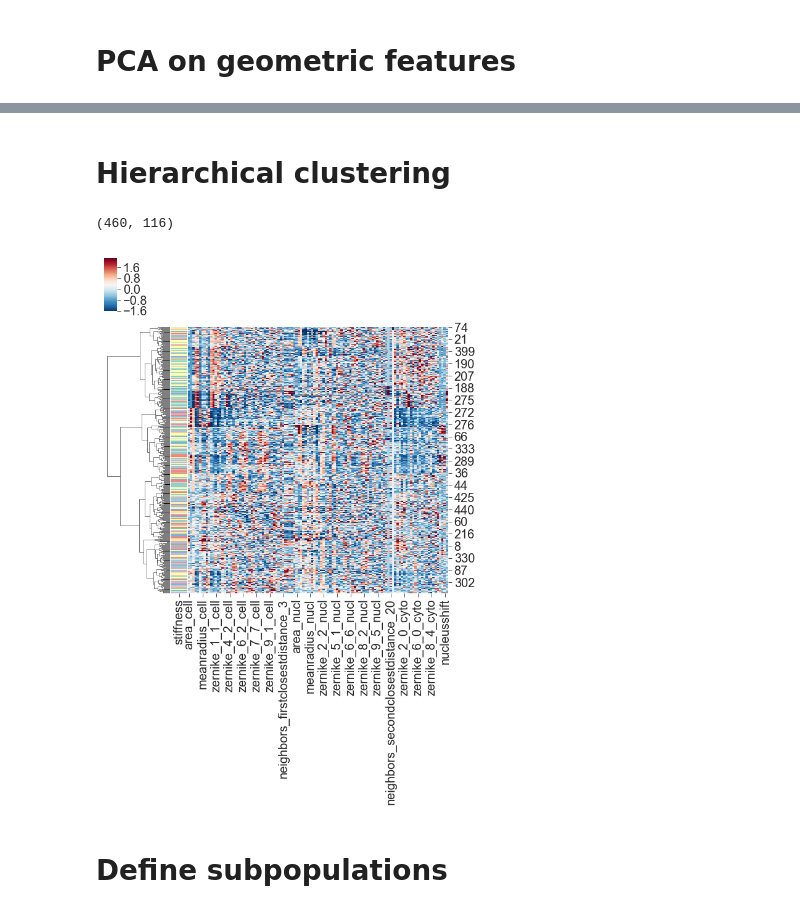
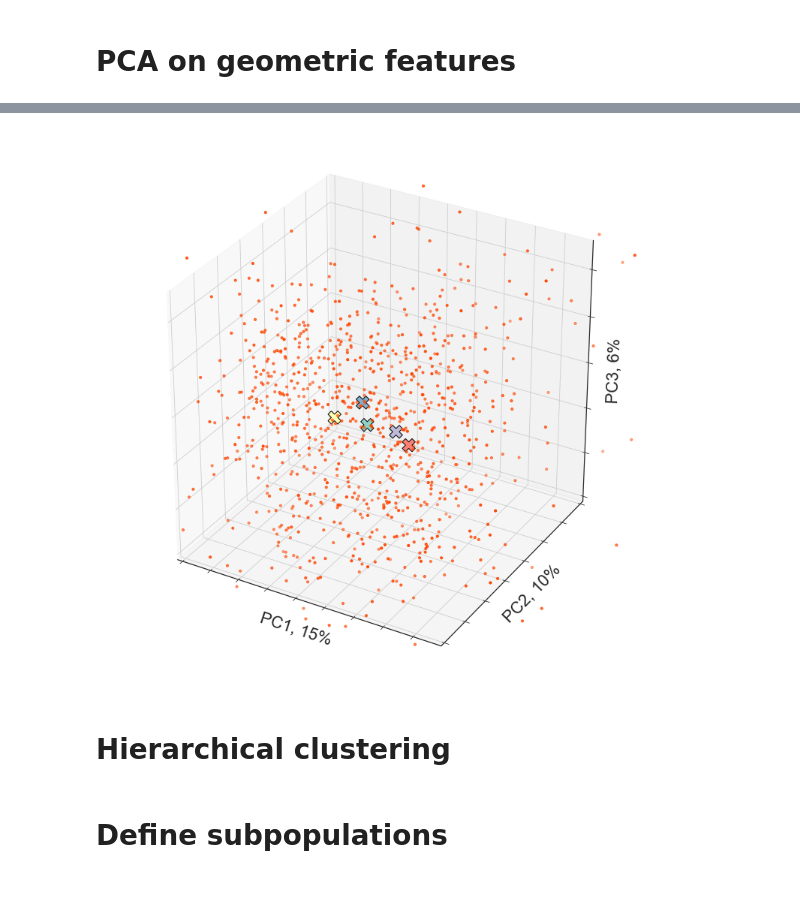
Before and after one commit to vlada-rozova/cell-morphology, a Jupyter notebook: morphological-clustering.ipynb, the cells around one changed output, grey strips where cells are left out. Saved outputs shown, nothing was run; the diff lists cells and outputs as text; code cells hidden in the pictures.

```diff
--- a/morphological-clustering.ipynb
+++ b/morphological-clustering.ipynb
@@ -132,3 +139,35 @@ sns.scatterplot(x='pc_1', y='pc_2', data=pc_df,
+# %%
+from mpl_toolkits.mplot3d import Axes3D
+
+plt.rc("figure", figsize=(10, 10))
+
+fig = plt.figure()
+ax = Axes3D(fig)
+
+ax.scatter(pc_df.pc_1, pc_df.pc_2, pc_df.pc_3, s=10, c='orangered');
+
+ax.set_xticklabels([]);
+ax.set_yticklabels([]);
+ax.set_zticklabels([]);
+
+ax.set_xlabel('PC1, 15%');
+ax.set_ylabel('PC2, 10%');
+ax.set_zlabel('PC3, 6%');
+
+ax.set_xlim([-10, 7.5]);
+ax.set_ylim([-4, 10]);
+ax.set_zlim([-6, 5]);
+
+centroids = pc_df.groupby('stiffness')[['pc_1', 'pc_2', 'pc_3']].mean().reset_index()
+
+ax.scatter(centroids.pc_1, centroids.pc_2, centroids.pc_3,
+           s=300, alpha=1,
+           marker='X', edgecolor='black',
+           c=sns.color_palette("Set3", 5));
+
+plt.savefig('../results/PCA 3D centroids.png', bbox_inches='tight', dpi=300);
+# %% [output]
+[figure, added]
 # %% [markdown]
 # Hierarchical clustering
 # %%
@@ -136,11 +175,9 @@ sns.scatterplot(x='pc_1', y='pc_2', data=pc_df,
 cols = geom_cols
 
 print(df[cols].shape)
+
+X = df[cols]
-# %% [output]
-(460, 116)
 # %%
-X = df[cols]
-
 scaler = StandardScaler()
 X_scaled = scaler.fit_transform(X)
 
@@ -153,8 +190,6 @@ sns.clustermap(pd.DataFrame(X_scaled, columns=cols),
                row_colors=row_colors);
 
 # plt.savefig('../results/Clustering syn.png', bbox_inches='tight', dpi=300);
-# %% [output]
-[figure, removed]
 # %% [markdown]
 # Define subpopulations
 # %% [markdown]
```
Also changed, not shown: parts of 95 cells of this notebook, 24 other files.
